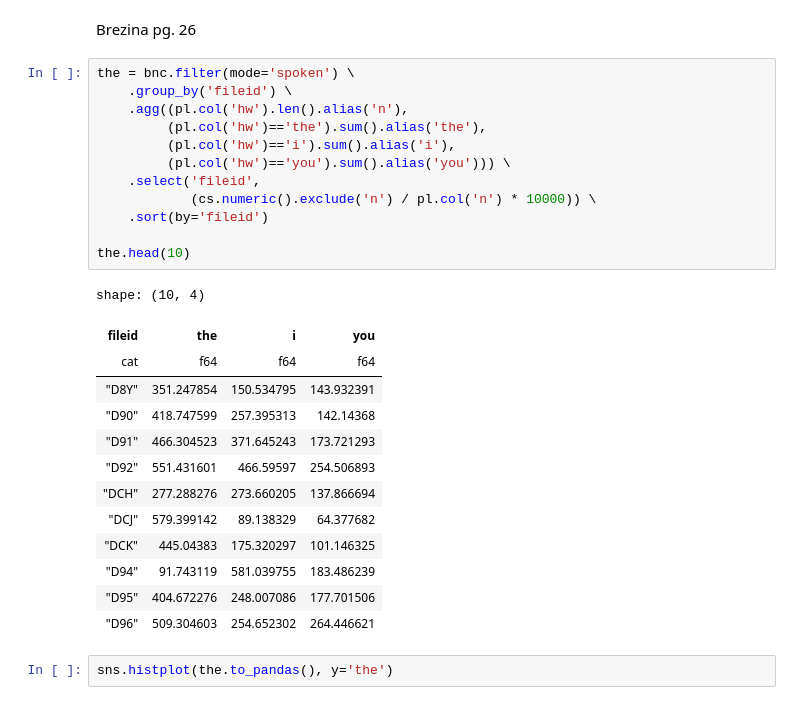
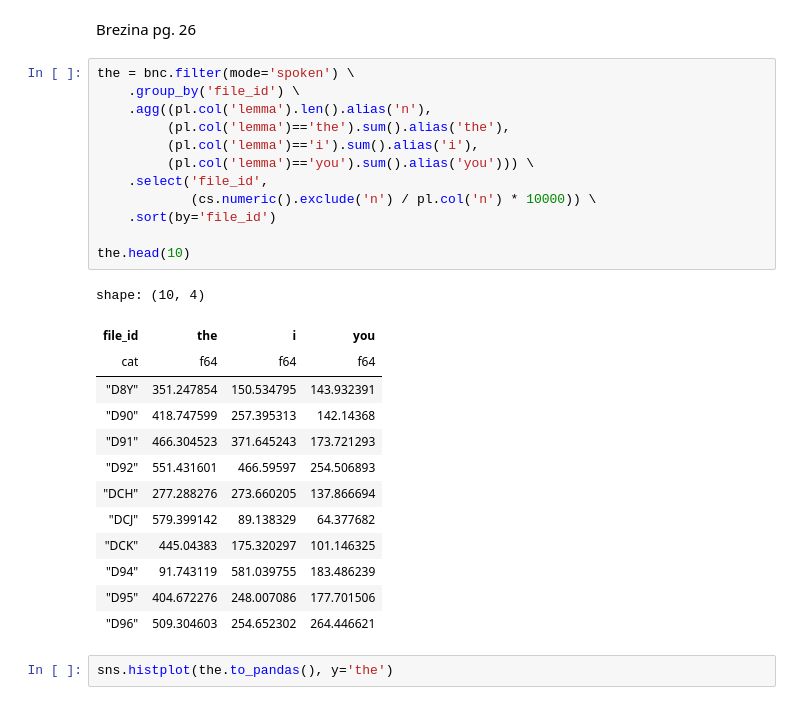
Before and after one commit to rmalouf/polars_corpus, a Jupyter notebook: examples/concordances.ipynb, the cells around one changed output. Drawn from its saved outputs; the diff is of its cells as text.

```diff
--- a/examples/concordances.ipynb
+++ b/examples/concordances.ipynb
@@ -30,19 +30,19 @@ shape: (10, 8)
 Brezina pg. 26
 # %%
 the = bnc.filter(mode='spoken') \
-    .group_by('fileid') \
-    .agg((pl.col('hw').len().alias('n'),
-         (pl.col('hw')=='the').sum().alias('the'),
-         (pl.col('hw')=='i').sum().alias('i'),
-         (pl.col('hw')=='you').sum().alias('you'))) \
-    .select('fileid',
+    .group_by('file_id') \
+    .agg((pl.col('lemma').len().alias('n'),
+         (pl.col('lemma')=='the').sum().alias('the'),
+         (pl.col('lemma')=='i').sum().alias('i'),
+         (pl.col('lemma')=='you').sum().alias('you'))) \
+    .select('file_id',
             (cs.numeric().exclude('n') / pl.col('n') * 10000)) \
-    .sort(by='fileid')
+    .sort(by='file_id')
 
 the.head(10)
 # %% [output]
 shape: (10, 4)
-| fileid | the | i | you |
+| file_id | the | i | you |
 | cat | f64 | f64 | f64 |
 | "D8Y" | 351.247854 | 150.534795 | 143.932391 |
 | "D90" | 418.747599 | 257.395313 | 142.14368 |
```
Also changed, not shown: parts of 7 cells of this notebook, 7 other files.
